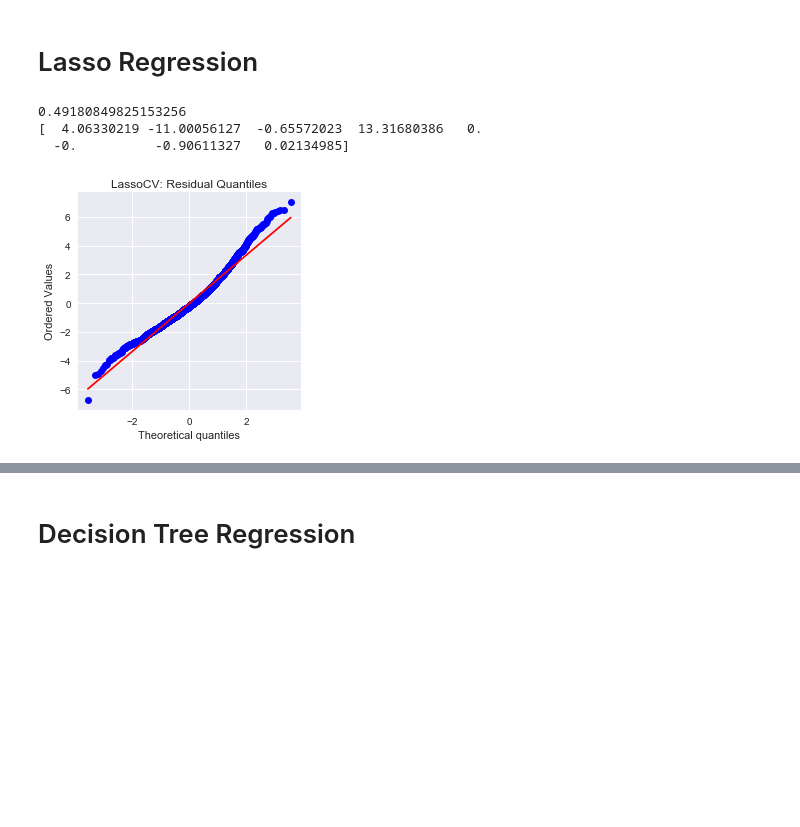
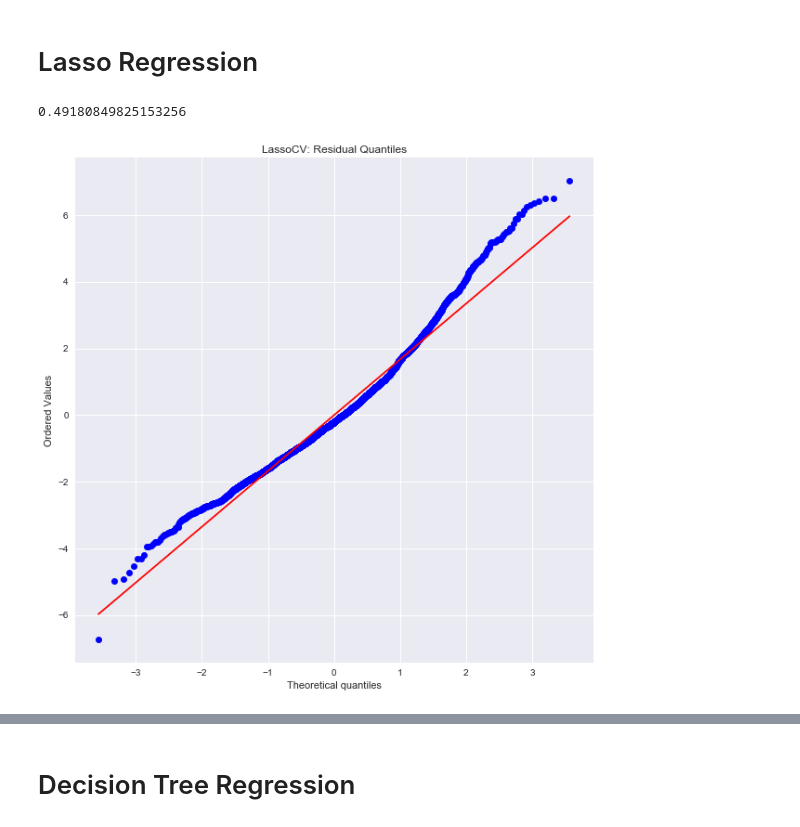
Before and after one commit to el-davo/msc-data-analytics-notebook, a Jupyter notebook: abalones.ipynb, the cells around one changed output, grey strips where cells are left out. Saved outputs shown, nothing was run; the diff lists cells and outputs as text; code cells hidden in the pictures; blank space fills up the shorter version.

```diff
--- a/abalones.ipynb
+++ b/abalones.ipynb
@@ -480,24 +493,20 @@ lass = LassoCV(random_state=0)
 lass = lass.fit(X, y)
 
 print(lass.score(X, y))
-
-print(lass.coef_)
 # %% [output]
 0.49180849825153256
-[  4.06330219 -11.00056127  -0.65572023  13.31680386   0.
-  -0.          -0.90611327   0.02134985]
 # %%
 lassyhat = lass.predict(X)
 lassy = df['Rings']
 lassresid = lassy - lassyhat
 
-fig = plt.figure(figsize=(4,4))
+fig = plt.figure(figsize=(10,10))
 ax1 = fig.add_subplot(111)
 
 stats.probplot(lassresid, dist='norm', plot=ax1)
 
 ax1.set_title('LassoCV: Residual Quantiles')
 
 plt.show()
 # %% [output]
-[figure, old version]
+[figure, new version]
```
Also changed, not shown: parts of 7 cells of this notebook.
